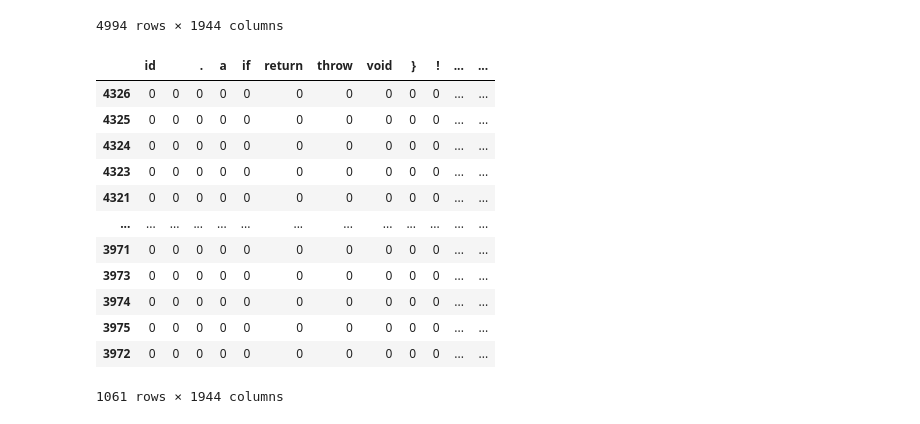
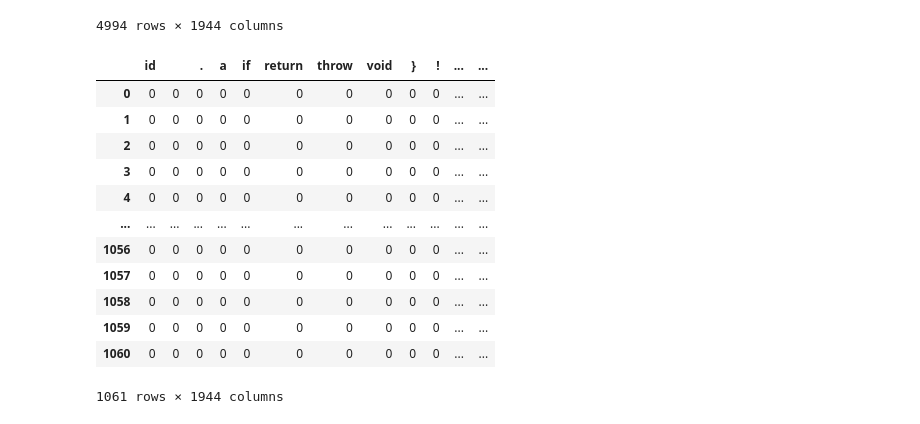
Before and after one commit to uisrarCSE20/noisehandling, a Jupyter notebook: Noise/New Attribute Noise.ipynb, the cells around one changed output. Drawn from its saved outputs; the diff is of its cells as text; code cells hidden in the pictures.

```diff
--- a/Noise/New Attribute Noise.ipynb
+++ b/Noise/New Attribute Noise.ipynb
@@ -128,24 +128,25 @@ s = sss.sort_values(by='max_noise', ascending = False)
 s = s.drop_duplicates(subset = 'max_noise')
 
 values = []
-for x in s['max_noise'][0:10]:
+for x in s['max_noise'].iloc[0:10]:
     values.append(x)
 # %%
 noise_sorted = curated_bow.sort_values(by='max_noise', ascending = False)
-# df = df[df.rebounds.isin(values) == False]
 noise_sorted.drop(noise_sorted[noise_sorted['max_noise'].isin(values) == True].index, axis = 0, inplace = True)
+noise_sorted = noise_sorted.reset_index()
+noise_sorted = noise_sorted.drop('index', axis=1)
 noise_sorted
 # %% [output]
 |  | id |  | . | a | if | return | throw | void | } | ! | ... | ... |
-| 4326 | 0 | 0 | 0 | 0 | 0 | 0 | 0 | 0 | 0 | 0 | ... | ... |
-| 4325 | 0 | 0 | 0 | 0 | 0 | 0 | 0 | 0 | 0 | 0 | ... | ... |
-| 4324 | 0 | 0 | 0 | 0 | 0 | 0 | 0 | 0 | 0 | 0 | ... | ... |
-| 4323 | 0 | 0 | 0 | 0 | 0 | 0 | 0 | 0 | 0 | 0 | ... | ... |
-| 4321 | 0 | 0 | 0 | 0 | 0 | 0 | 0 | 0 | 0 | 0 | ... | ... |
+| 0 | 0 | 0 | 0 | 0 | 0 | 0 | 0 | 0 | 0 | 0 | ... | ... |
+| 1 | 0 | 0 | 0 | 0 | 0 | 0 | 0 | 0 | 0 | 0 | ... | ... |
+| 2 | 0 | 0 | 0 | 0 | 0 | 0 | 0 | 0 | 0 | 0 | ... | ... |
+| 3 | 0 | 0 | 0 | 0 | 0 | 0 | 0 | 0 | 0 | 0 | ... | ... |
+| 4 | 0 | 0 | 0 | 0 | 0 | 0 | 0 | 0 | 0 | 0 | ... | ... |
 | ... | ... | ... | ... | ... | ... | ... | ... | ... | ... | ... | ... | ... |
-| 3971 | 0 | 0 | 0 | 0 | 0 | 0 | 0 | 0 | 0 | 0 | ... | ... |
-| 3973 | 0 | 0 | 0 | 0 | 0 | 0 | 0 | 0 | 0 | 0 | ... | ... |
-| 3974 | 0 | 0 | 0 | 0 | 0 | 0 | 0 | 0 | 0 | 0 | ... | ... |
-| 3975 | 0 | 0 | 0 | 0 | 0 | 0 | 0 | 0 | 0 | 0 | ... | ... |
-| 3972 | 0 | 0 | 0 | 0 | 0 | 0 | 0 | 0 | 0 | 0 | ... | ... |
+| 1056 | 0 | 0 | 0 | 0 | 0 | 0 | 0 | 0 | 0 | 0 | ... | ... |
+| 1057 | 0 | 0 | 0 | 0 | 0 | 0 | 0 | 0 | 0 | 0 | ... | ... |
+| 1058 | 0 | 0 | 0 | 0 | 0 | 0 | 0 | 0 | 0 | 0 | ... | ... |
+| 1059 | 0 | 0 | 0 | 0 | 0 | 0 | 0 | 0 | 0 | 0 | ... | ... |
+| 1060 | 0 | 0 | 0 | 0 | 0 | 0 | 0 | 0 | 0 | 0 | ... | ... |
 1061 rows × 1944 columns
```
Also changed, not shown: parts of 2 cells of this notebook, 8 other files.
